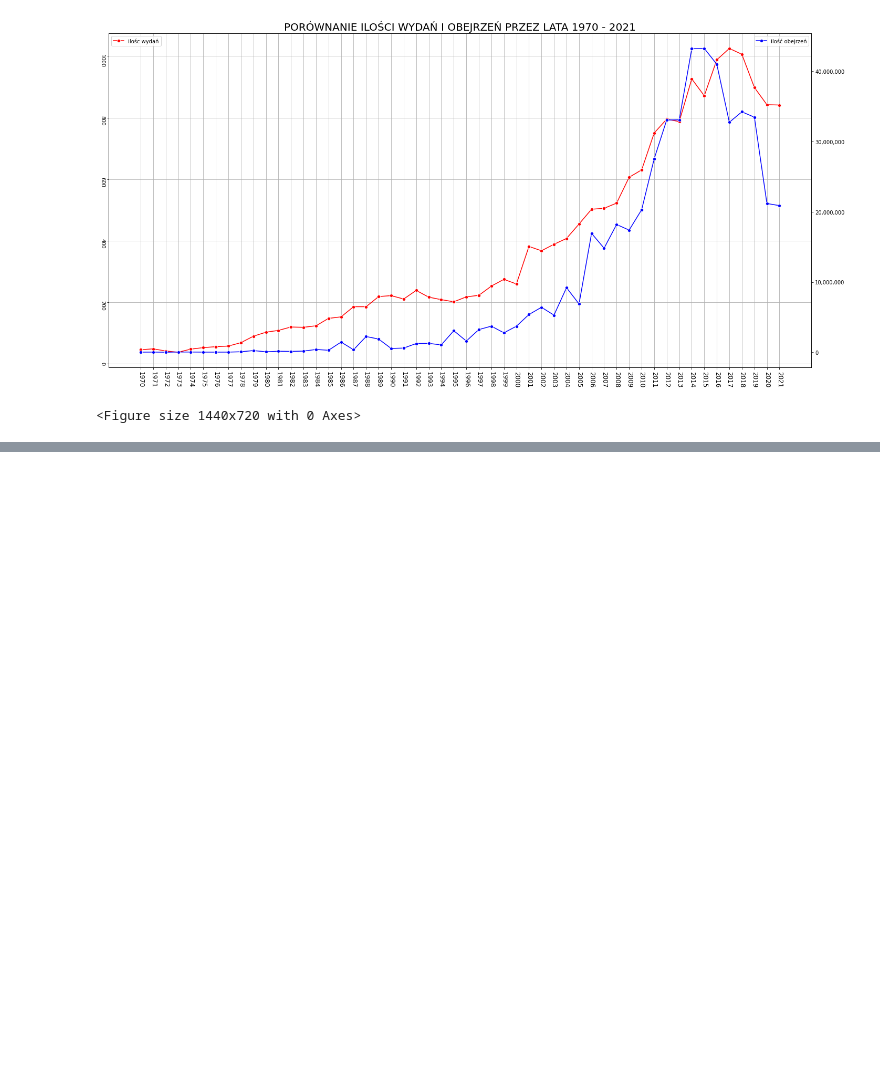
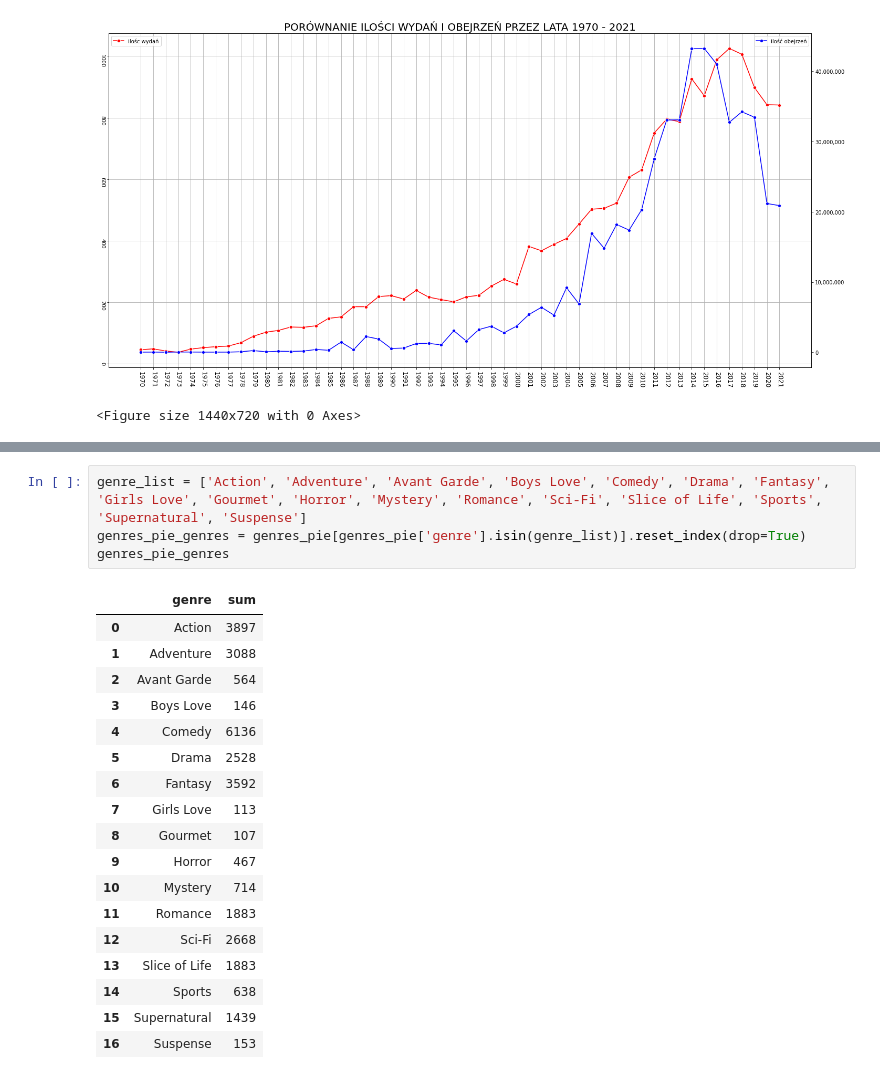
Before and after one commit to BloodyShrimp/Visualizing_Anime, a Jupyter notebook: data_refining.ipynb, the cells around one changed output, grey strips where cells are left out. Saved outputs shown, nothing was run; the diff lists cells and outputs as text; blank space fills up the shorter version.

```diff
--- a/data_refining.ipynb
+++ b/data_refining.ipynb
@@ -580,0 +602,23 @@ plt.clf()
+# %%
+genre_list = ['Action', 'Adventure', 'Avant Garde', 'Boys Love', 'Comedy', 'Drama', 'Fantasy', 'Girls Love', 'Gourmet', 'Horror', 'Mystery', 'Romance', 'Sci-Fi', 'Slice of Life', 'Sports', 'Supernatural', 'Suspense']
+genres_pie_genres = genres_pie[genres_pie['genre'].isin(genre_list)].reset_index(drop=True)
+genres_pie_genres
+# %% [output]
+|  | genre | sum |
+| 0 | Action | 3897 |
+| 1 | Adventure | 3088 |
+| 2 | Avant Garde | 564 |
+| 3 | Boys Love | 146 |
+| 4 | Comedy | 6136 |
+| 5 | Drama | 2528 |
+| 6 | Fantasy | 3592 |
+| 7 | Girls Love | 113 |
+| 8 | Gourmet | 107 |
+| 9 | Horror | 467 |
+| 10 | Mystery | 714 |
+| 11 | Romance | 1883 |
+| 12 | Sci-Fi | 2668 |
+| 13 | Slice of Life | 1883 |
+| 14 | Sports | 638 |
+| 15 | Supernatural | 1439 |
+| 16 | Suspense | 153 |
```
Also changed, not shown: parts of 4 cells of this notebook.
